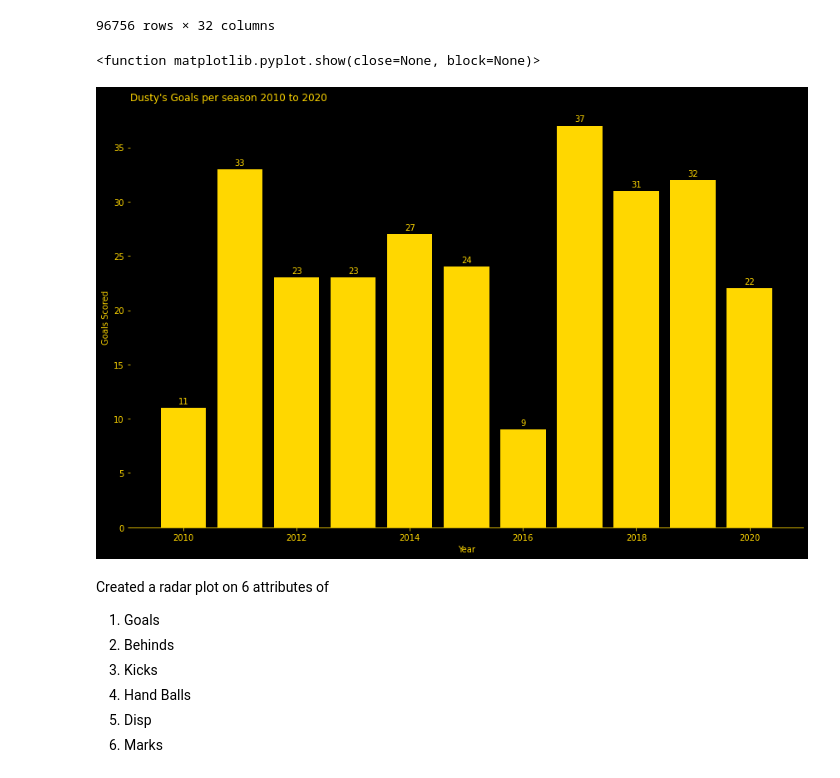
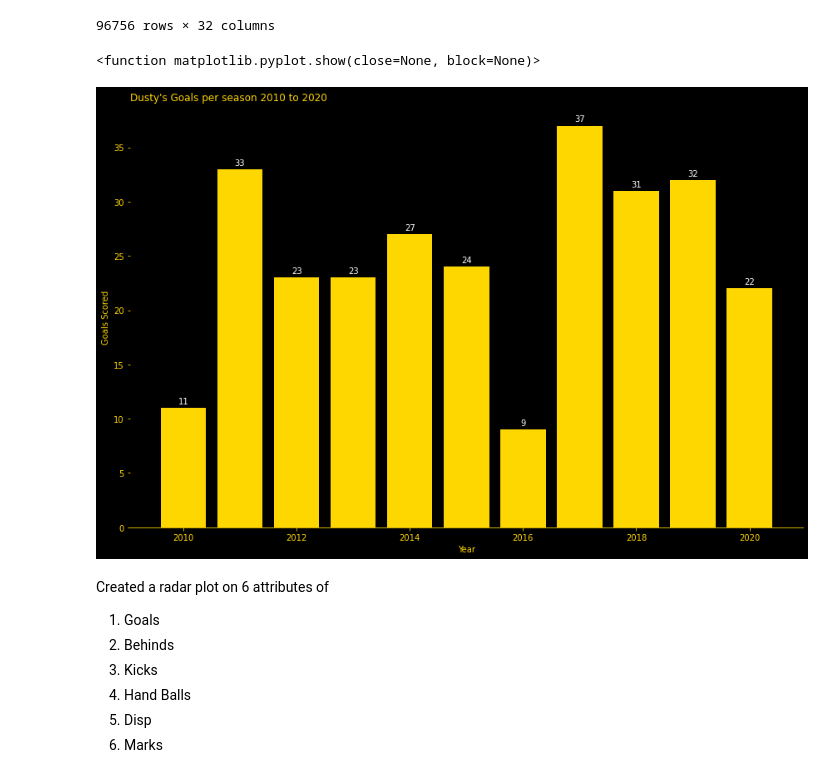
Before and after one commit to WhenTheTideGoesOut/Notebook_2_AFL, a Jupyter notebook: Notebook_2_AFL.ipynb, the cells around one changed output. Cells and saved outputs as stored; diff of their text form; code cells hidden in the pictures.

```diff
--- a/Notebook_2_AFL.ipynb
+++ b/Notebook_2_AFL.ipynb
@@ -219,6 +220,32 @@ afl_total.head()
 | 2 | Ben Cousins | 1051 | RI | CA | 1 | 13 | 1 | 6 | 19 | 1 | 0 | ... |
 | 3 | Brett Deledio | 4068 | RI | CA | 1 | 12 | 5 | 9 | 21 | 1 | 0 | ... |
 | 4 | Shane Edwards | 11557 | RI | CA | 1 | 7 | 2 | 10 | 17 | 0 | 0 | ... |
+# %%
+condition = [
+    (afl_total['Opponent'] == 'AD'),
+    (afl_total['Opponent'] == 'BL'),
+    (afl_total['Opponent'] == 'CA'),
+    (afl_total['Opponent'] == 'CW'),
+    (afl_total['Opponent'] == 'ES'),
+    (afl_total['Opponent'] == 'FR'),
+    (afl_total['Opponent'] == 'GC'),
+    (afl_total['Opponent'] == 'GE'),
+    (afl_total['Opponent'] == 'GW'),
+    (afl_total['Opponent'] == 'HW'),
+    (afl_total['Opponent'] == 'ME'),
+    (afl_total['Opponent'] == 'NM'),
+    (afl_total['Opponent'] == 'PA'),
+    (afl_total['Opponent'] == 'RI'),
+    (afl_total['Opponent'] == 'SK'),
+    (afl_total['Opponent'] == 'SY'),
+    (afl_total['Opponent'] == 'WB'),
+    (afl_total['Opponent'] == 'WC'),
+]
+values = ['Adelaide Crows','Brisbane Lions','Carlton','Collingwood','Essendon','Freemantle','Gold Coast Suns',
+         'Geelong Cats','Greater Western Sydney','Hawthorn','Melbourne','North Melbourne','Port Adeliade',
+         'Richmond','St Kilda','Sydney Swans','Western Bulldogs','West Coast Eagles']
+
+afl_total['Opponent Name']=np.select(condition,values)
 # %%
 condition = [
     (afl_total['Opponent'] == 'AD'),
@@ -397,35 +424,35 @@ fig =plt.figure(figsize=(12,8))
 ax = fig.add_subplot()
 #ax.text(color='Gold')
 ax.set_title("Dusty's Goals per season 2010 to 2020",color="Gold",loc="left")
 rects1=ax.bar(x=dustin_martin_by_year ['Year'],height=dustin_martin_by_year ['Goals'],color='Gold')
 ax.set_xlabel("Year",color="Gold")
 ax.set_ylabel("Goals Scored", color ="Gold")
 right_side = ax.spines["right"]
 right_side.set_visible(False)
 left_side = ax.spines["left"]
 left_side.set_visible(False)
 top_side = ax.spines["top"]
 top_side.set_visible(False)
 ax.spines['bottom'].set_color("Gold")
 ax.tick_params(axis='x', colors="Gold")
 ax.tick_params(axis='y', colors="Gold")
 
 ### Great method used to add data labels to the bar chart.
 def autolabel(rects):
     """Attach a text label above each bar in *rects*, displaying its height."""
     for rect in rects:
         height = rect.get_height()
         ax.annotate('{}'.format(height),
                     xy=(rect.get_x() + rect.get_width() / 2, height),
                     xytext=(0, 3),  # 3 points vertical offset
                     textcoords="offset points",
-                    ha='center', va='bottom',color="Gold")
+                    ha='center', va='bottom')#removed color='Gold'
 autolabel(rects1)
 fig.tight_layout()
 plt.show
 # %% [output]
 <function matplotlib.pyplot.show(close=None, block=None)>
-[figure, old version]
+[figure, new version]
 # %% [markdown]
 Created a radar plot on 6 attributes of
 
```
Also changed, not shown: parts of 56 cells of this notebook.
